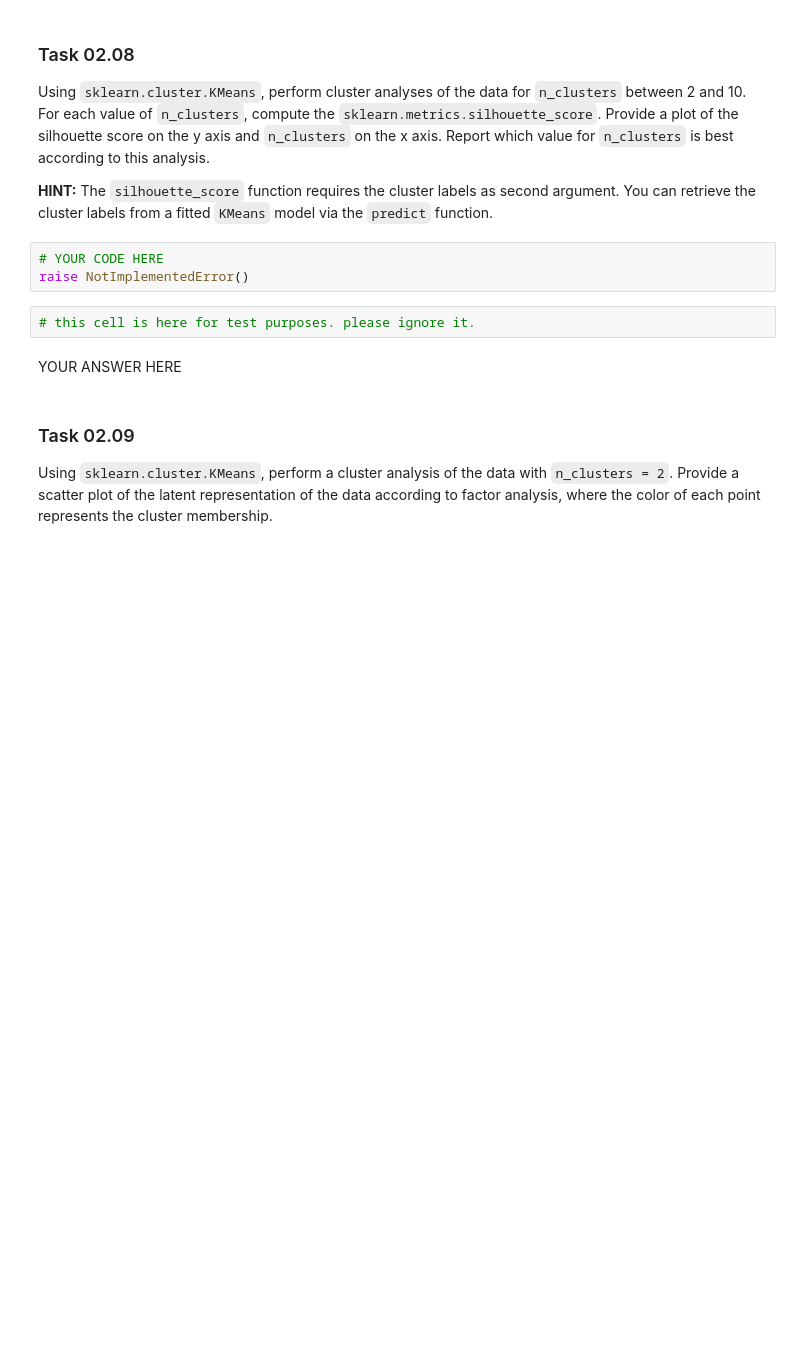
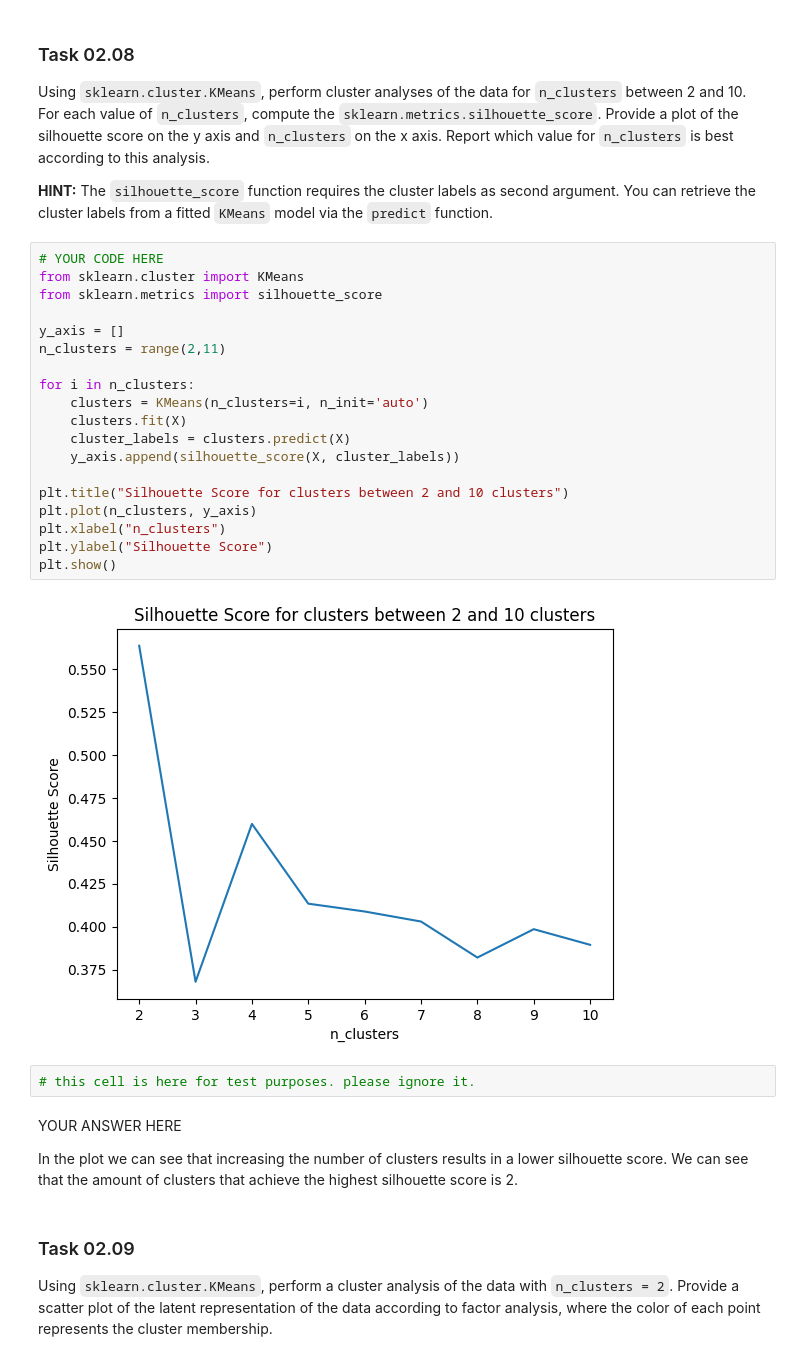
Before and after one commit to bhunecke/data-mining, a Jupyter notebook: sheet02/sheet02.ipynb, the cells around one changed output. Drawn from its saved outputs; the diff is of its cells as text; blank space fills up the shorter version.

```diff
--- a/sheet02/sheet02.ipynb
+++ b/sheet02/sheet02.ipynb
@@ -220,11 +240,31 @@ Using `sklearn.cluster.KMeans`, perform cluster analyses of the data for `n_clus
 **HINT:** The `silhouette_score` function requires the cluster labels as second argument. You can retrieve the cluster labels from a fitted `KMeans` model via the `predict` function.
 # %%
 # YOUR CODE HERE
-raise NotImplementedError()
+from sklearn.cluster import KMeans
+from sklearn.metrics import silhouette_score
+
+y_axis = []
+n_clusters = range(2,11)
+
+for i in n_clusters:
+    clusters = KMeans(n_clusters=i, n_init='auto')
+    clusters.fit(X)
+    cluster_labels = clusters.predict(X)
+    y_axis.append(silhouette_score(X, cluster_labels))
+
+plt.title("Silhouette Score for clusters between 2 and 10 clusters")
+plt.plot(n_clusters, y_axis)
+plt.xlabel("n_clusters")
+plt.ylabel("Silhouette Score")
+plt.show()
+# %% [output]
+[figure, added]
 # %%
 # this cell is here for test purposes. please ignore it.
 # %% [markdown]
 YOUR ANSWER HERE
+
+In the plot we can see that increasing the number of clusters results in a lower silhouette score. We can see that the amount of clusters that achieve the highest silhouette score is 2.
 # %% [markdown]
 ### Task 02.09
 
```
Also changed, not shown: parts of 5 cells of this notebook, 1 other file.
